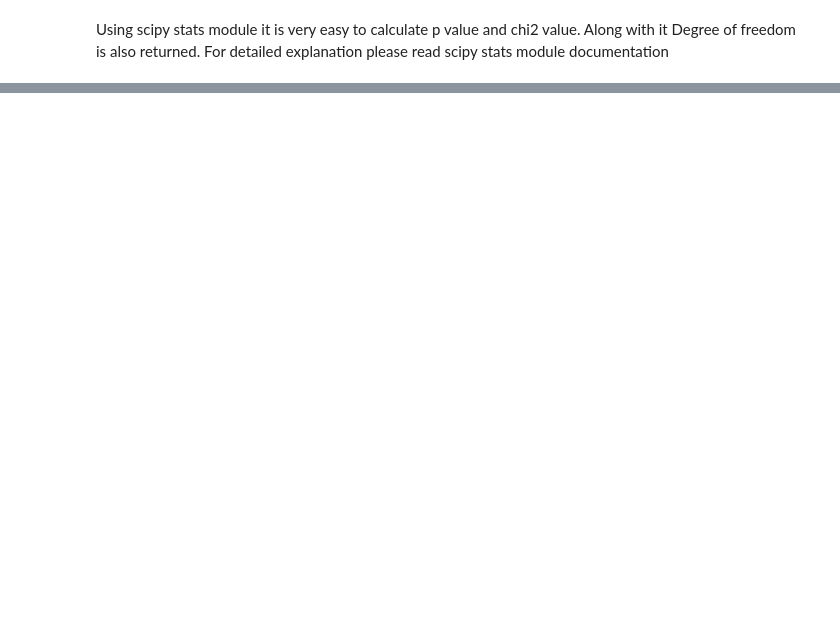
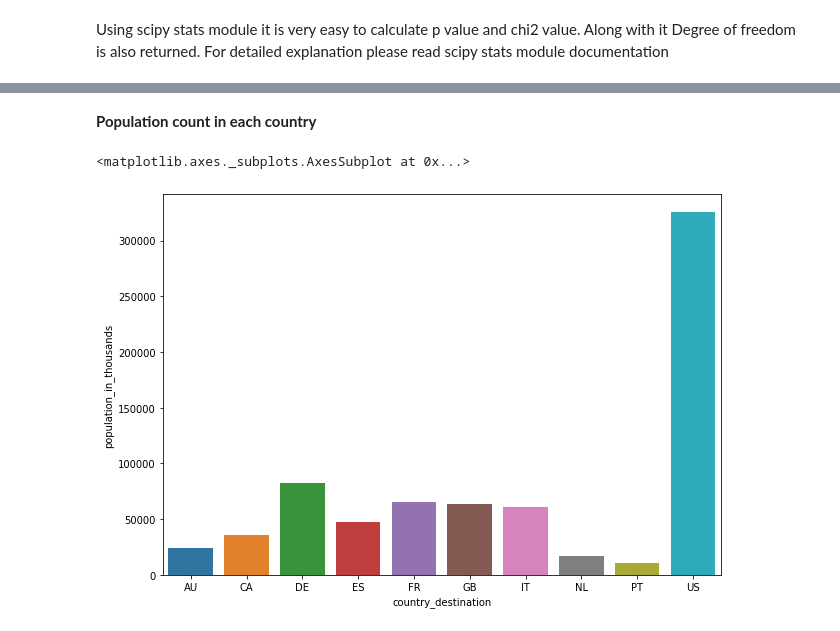
Before and after one commit to vkgithub1556/AirbnbProject, a Jupyter notebook: airbnb.ipynb, the cells around one changed output, grey strips where cells are left out. Drawn from its saved outputs; the diff is of its cells as text; code cells hidden in the pictures; blank space fills up the shorter version.

```diff
--- a/airbnb.ipynb
+++ b/airbnb.ipynb
@@ -385,0 +532,10 @@ TypeError: ignored
+# %% [markdown]
+**Population count in each country**
+# %%
+
+plt.figure(figsize=(10,7))
+pop=age_gen_df.groupby('country_destination')['population_in_thousands'].sum()
+sns.barplot(x=pop.index,y=pop,ci=None)
+# %% [output]
+<matplotlib.axes._subplots.AxesSubplot at 0x...>
+[figure, added]
```
Also changed, not shown: parts of 33 cells of this notebook.
